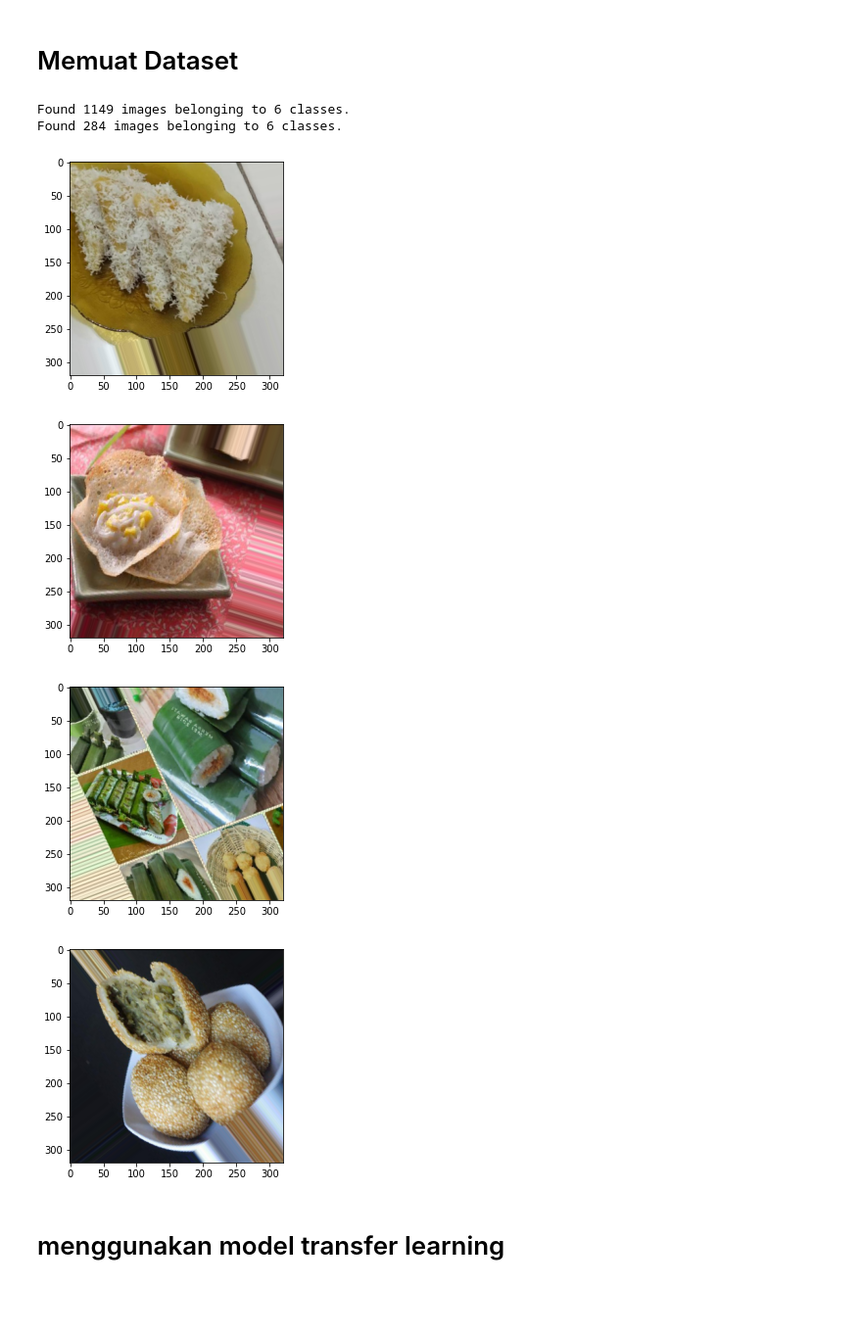
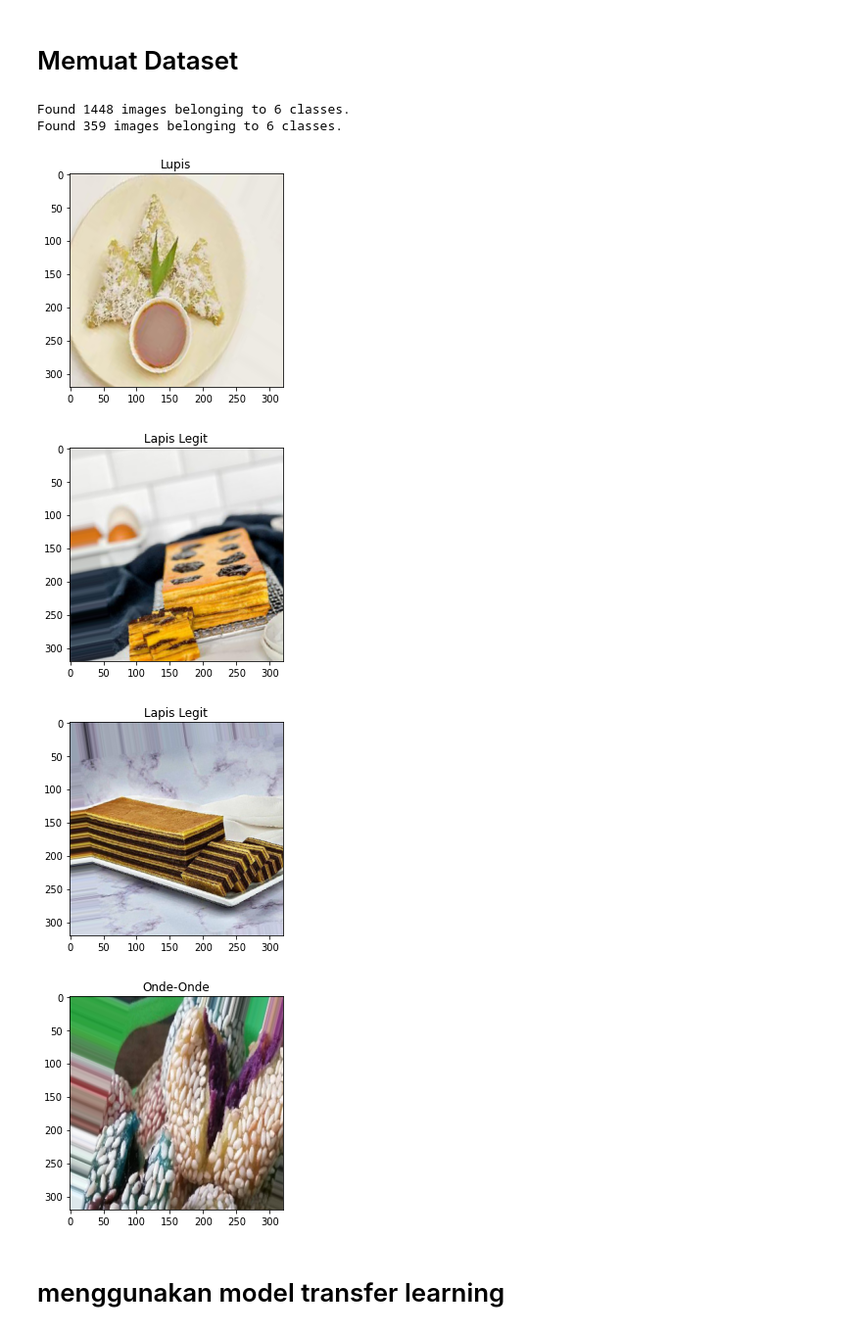
Before and after one commit to mochammadfarkhan/rusantara, a Jupyter notebook: Rusantara_TransferLearning_Inception.ipynb, the cells around one changed output. Shown at 98% size. Drawn from its saved outputs; the diff is of its cells as text; code cells hidden in the pictures; blank space fills up the shorter version.

```diff
--- a/Rusantara_TransferLearning_Inception.ipynb
+++ b/Rusantara_TransferLearning_Inception.ipynb
@@ -34,7 +18,7 @@ ModuleNotFoundError: No module named 'absl'
 # %% [markdown]
 # Memuat Dataset
 # %%
-train_data_dir = "../rusantara2"
+train_data_dir = "/content/gdrive/MyDrive/rusantara/rusantara2"
 
 BATCH_SIZE = 32
 IMG_SIZE = (320, 320)
@@ -53,7 +37,7 @@ train_generator = train_datagen.flow_from_directory(
     train_data_dir,
     target_size=IMG_SIZE,
     batch_size=BATCH_SIZE,
-    class_mode='categorical',
+    class_mode='binary',
     subset='training') # set as training data
 
 # validation dataset
@@ -61,26 +45,27 @@ validation_generator = train_datagen.flow_from_directory(
     train_data_dir, # same directory as training data
     target_size=IMG_SIZE,
     batch_size=BATCH_SIZE,
-    class_mode='categorical',
+    class_mode='binary',
     subset='validation') # set as validation data
 # %% [output]
-Found 1149 images belonging to 6 classes.
-Found 284 images belonging to 6 classes.
+Found 1448 images belonging to 6 classes.
+Found 359 images belonging to 6 classes.
 # %%
 class_names = ["Dadar Gulung", "Kue Lemper", "Lapis Legit", "Lupis", "Onde-Onde", "Serabi"]
 
 x,y = train_generator.next()
 for i in range(4):
     image = x[i]
     label = y[i]
     # plt.title(class_names[int(label)])
+    plt.title(class_names[int(label)])
     plt.imshow(image)
     plt.show()
 # %% [output]
-[figure, old version]
+[figure, new version]
-[figure, old version]
+[figure, new version]
-[figure, old version]
+[figure, new version]
-[figure, old version]
+[figure, new version]
 # %% [markdown]
 # menggunakan model transfer learning
 # %%
```
Also changed, not shown: parts of 9 cells of this notebook.
